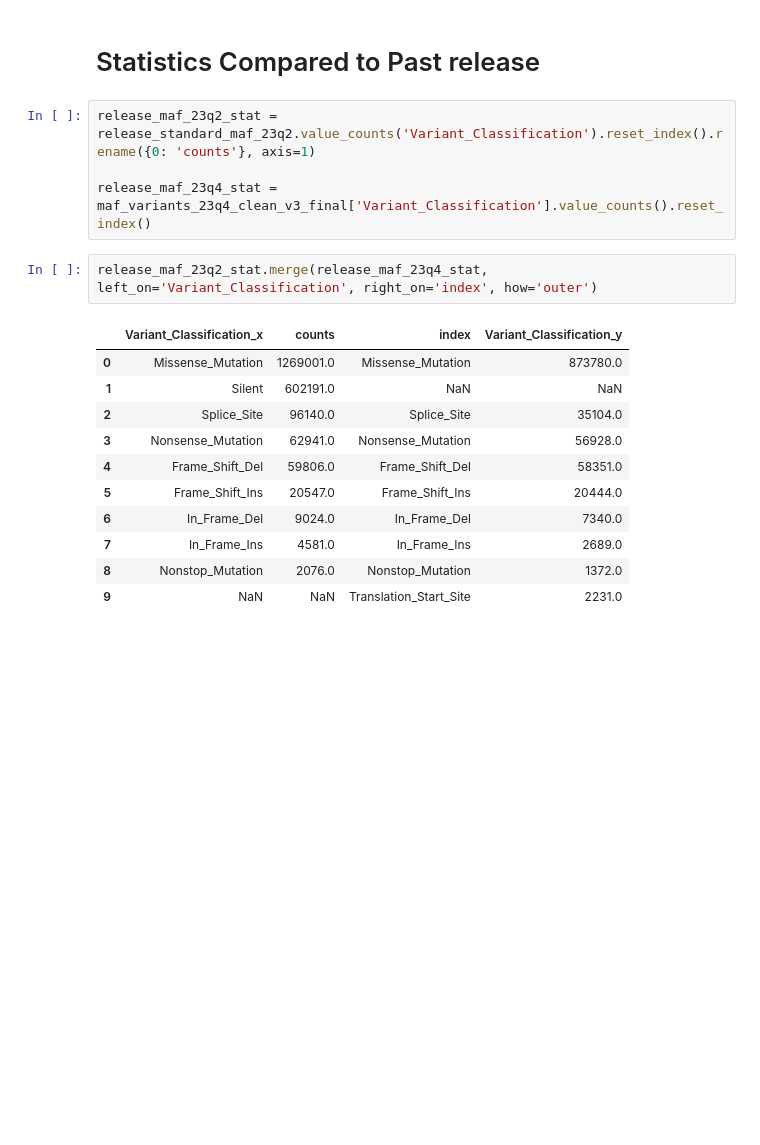
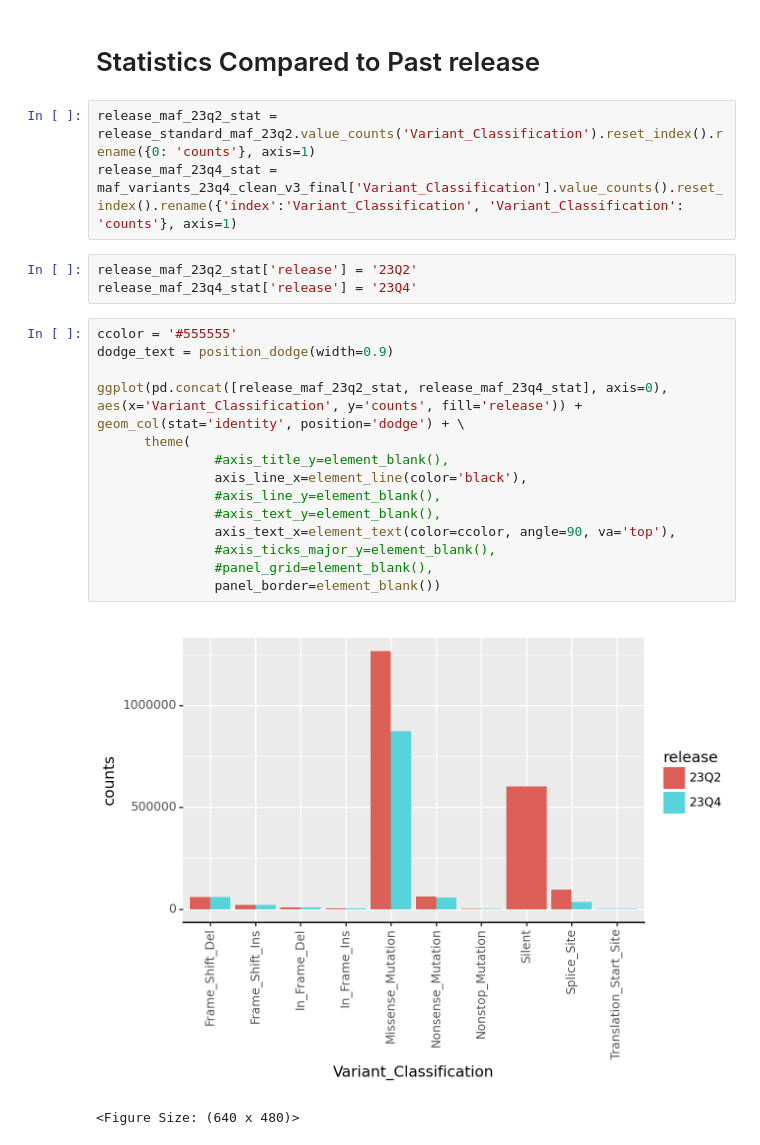
Before and after one commit to broadinstitute/depmap_omics, a Jupyter notebook: sandbox/dna_eval/depmap_dnaseq_evaluate.ipynb, the cells around one changed output. Drawn from its saved outputs; the diff is of its cells as text; blank space fills up the shorter version.

Commit message:
change pie charts into bar charts

```diff
--- a/sandbox/dna_eval/depmap_dnaseq_evaluate.ipynb
+++ b/sandbox/dna_eval/depmap_dnaseq_evaluate.ipynb
@@ -1182,19 +1182,24 @@ maf_variants_23q4_clean_v3_final.query("Start_Position == 3094654")[['Chromosome
 # Statistics Compared to Past release
 # %%
 release_maf_23q2_stat = release_standard_maf_23q2.value_counts('Variant_Classification').reset_index().rename({0: 'counts'}, axis=1)
-
-release_maf_23q4_stat = maf_variants_23q4_clean_v3_final['Variant_Classification'].value_counts().reset_index()
+release_maf_23q4_stat = maf_variants_23q4_clean_v3_final['Variant_Classification'].value_counts().reset_index().rename({'index':'Variant_Classification', 'Variant_Classification': 'counts'}, axis=1)
-# %%
-release_maf_23q2_stat.merge(release_maf_23q4_stat, left_on='Variant_Classification', right_on='index', how='outer')
-# %% [output]
-|  | Variant_Classification_x | counts | index | Variant_Classification_y |
-| 0 | Missense_Mutation | 1269001.0 | Missense_Mutation | 873780.0 |
-| 1 | Silent | 602191.0 | NaN | NaN |
-| 2 | Splice_Site | 96140.0 | Splice_Site | 35104.0 |
-| 3 | Nonsense_Mutation | 62941.0 | Nonsense_Mutation | 56928.0 |
-| 4 | Frame_Shift_Del | 59806.0 | Frame_Shift_Del | 58351.0 |
-| 5 | Frame_Shift_Ins | 20547.0 | Frame_Shift_Ins | 20444.0 |
-| 6 | In_Frame_Del | 9024.0 | In_Frame_Del | 7340.0 |
-| 7 | In_Frame_Ins | 4581.0 | In_Frame_Ins | 2689.0 |
-| 8 | Nonstop_Mutation | 2076.0 | Nonstop_Mutation | 1372.0 |
-| 9 | NaN | NaN | Translation_Start_Site | 2231.0 |
+# %%
+release_maf_23q2_stat['release'] = '23Q2'
+release_maf_23q4_stat['release'] = '23Q4'
+# %%
+ccolor = '#555555'
+dodge_text = position_dodge(width=0.9)
+
+ggplot(pd.concat([release_maf_23q2_stat, release_maf_23q4_stat], axis=0), aes(x='Variant_Classification', y='counts', fill='release')) + geom_col(stat='identity', position='dodge') + \
+      theme(
+               #axis_title_y=element_blank(),
+               axis_line_x=element_line(color='black'),
+               #axis_line_y=element_blank(),
+               #axis_text_y=element_blank(),
+               axis_text_x=element_text(color=ccolor, angle=90, va='top'),
+               #axis_ticks_major_y=element_blank(),
+               #panel_grid=element_blank(),
+               panel_border=element_blank())
+# %% [output]
+[figure, added]
+<Figure Size: (640 x 480)>
```
